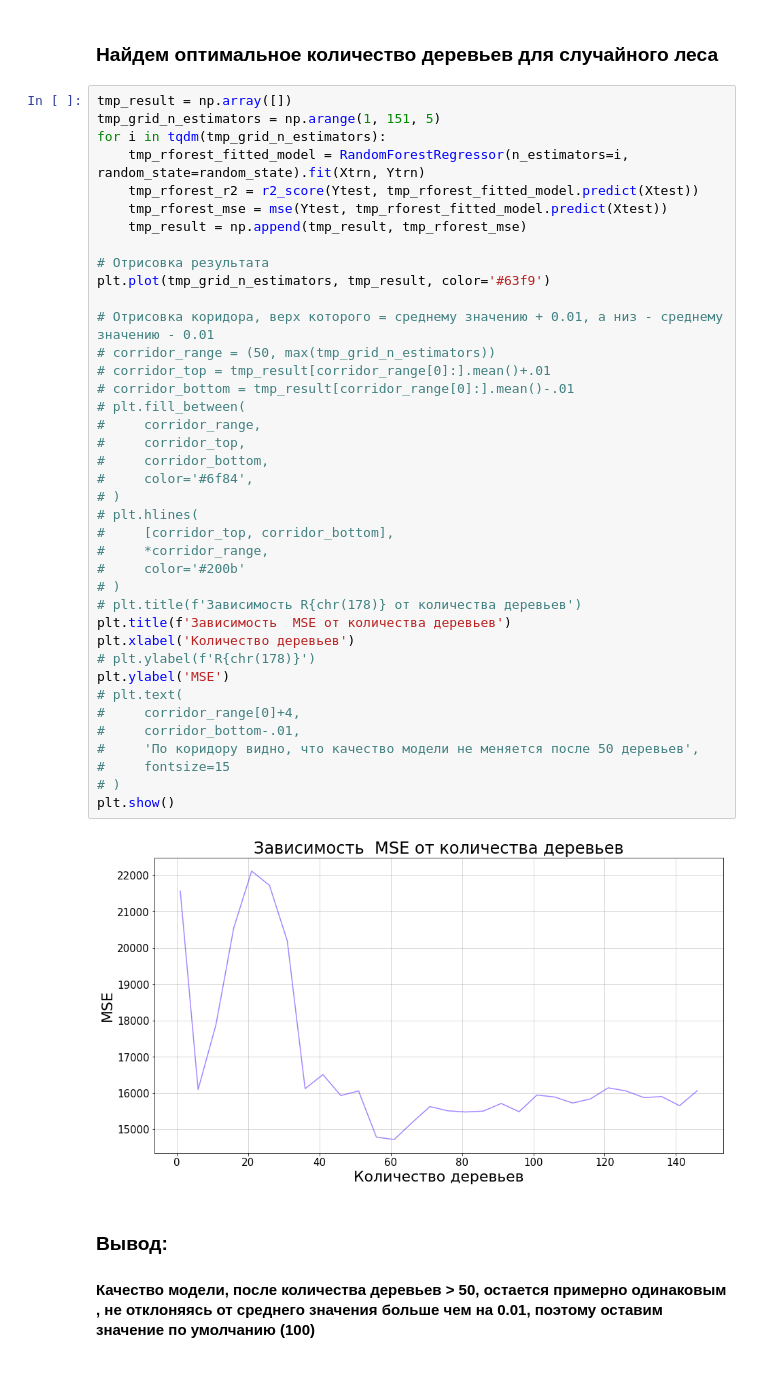
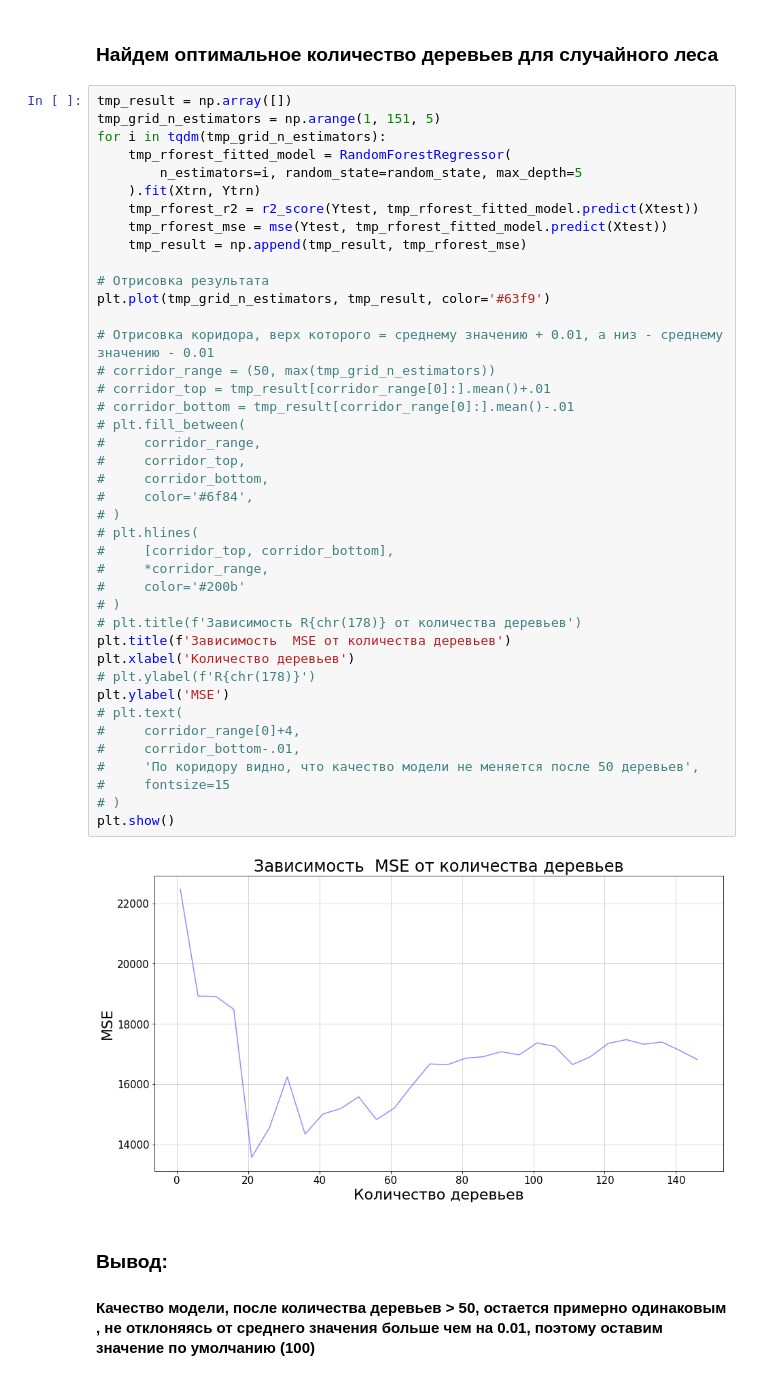
Before and after one commit to xtess16/RTSI, a Jupyter notebook: RTS_machine_learning.ipynb, the cells around one changed output. Saved outputs shown, nothing was run; the diff lists cells and outputs as text.

```diff
--- a/RTS_machine_learning.ipynb
+++ b/RTS_machine_learning.ipynb
@@ -241,7 +241,9 @@ Ytest = y_df['2018':]
 tmp_result = np.array([])
 tmp_grid_n_estimators = np.arange(1, 151, 5)
 for i in tqdm(tmp_grid_n_estimators):
-    tmp_rforest_fitted_model = RandomForestRegressor(n_estimators=i, random_state=random_state).fit(Xtrn, Ytrn)
+    tmp_rforest_fitted_model = RandomForestRegressor(
+        n_estimators=i, random_state=random_state, max_depth=5
+    ).fit(Xtrn, Ytrn)
     tmp_rforest_r2 = r2_score(Ytest, tmp_rforest_fitted_model.predict(Xtest))
     tmp_rforest_mse = mse(Ytest, tmp_rforest_fitted_model.predict(Xtest))
     tmp_result = np.append(tmp_result, tmp_rforest_mse)
@@ -250,34 +252,34 @@ for i in tqdm(tmp_grid_n_estimators):
 plt.plot(tmp_grid_n_estimators, tmp_result, color='#63f9')
 
 # Отрисовка коридора, верх которого = среднему значению + 0.01, а низ - среднему значению - 0.01
 # corridor_range = (50, max(tmp_grid_n_estimators))
 # corridor_top = tmp_result[corridor_range[0]:].mean()+.01
 # corridor_bottom = tmp_result[corridor_range[0]:].mean()-.01
 # plt.fill_between(
 #     corridor_range,
 #     corridor_top,
 #     corridor_bottom,
 #     color='#6f84',
 # )
 # plt.hlines(
 #     [corridor_top, corridor_bottom],
 #     *corridor_range,
 #     color='#200b'
 # )
 # plt.title(f'Зависимость R{chr(178)} от количества деревьев')
 plt.title(f'Зависимость  MSE от количества деревьев')
 plt.xlabel('Количество деревьев')
 # plt.ylabel(f'R{chr(178)}')
 plt.ylabel('MSE')
 # plt.text(
 #     corridor_range[0]+4,
 #     corridor_bottom-.01,
 #     'По коридору видно, что качество модели не меняется после 50 деревьев',
 #     fontsize=15
 # )
 plt.show()
 # %% [output]
-[figure, old version]
+[figure, new version]
 # %% [markdown]
 ### Вывод:
 #### Качество модели, после количества деревьев > 50, остается примерно одинаковым , не отклоняясь от среднего значения больше чем на 0.01, поэтому оставим значение по умолчанию (100)
```
Also changed, not shown: parts of 9 cells of this notebook.
